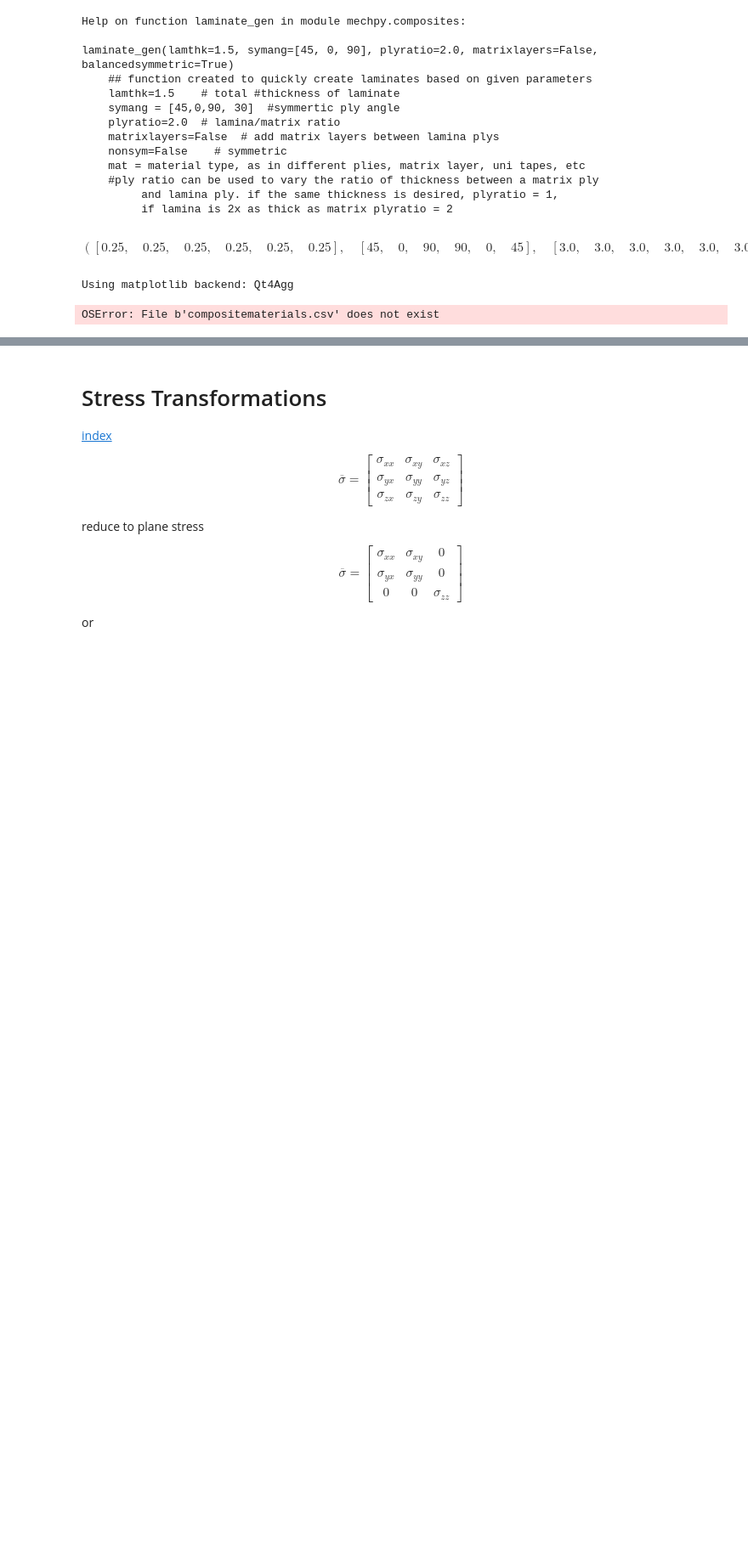
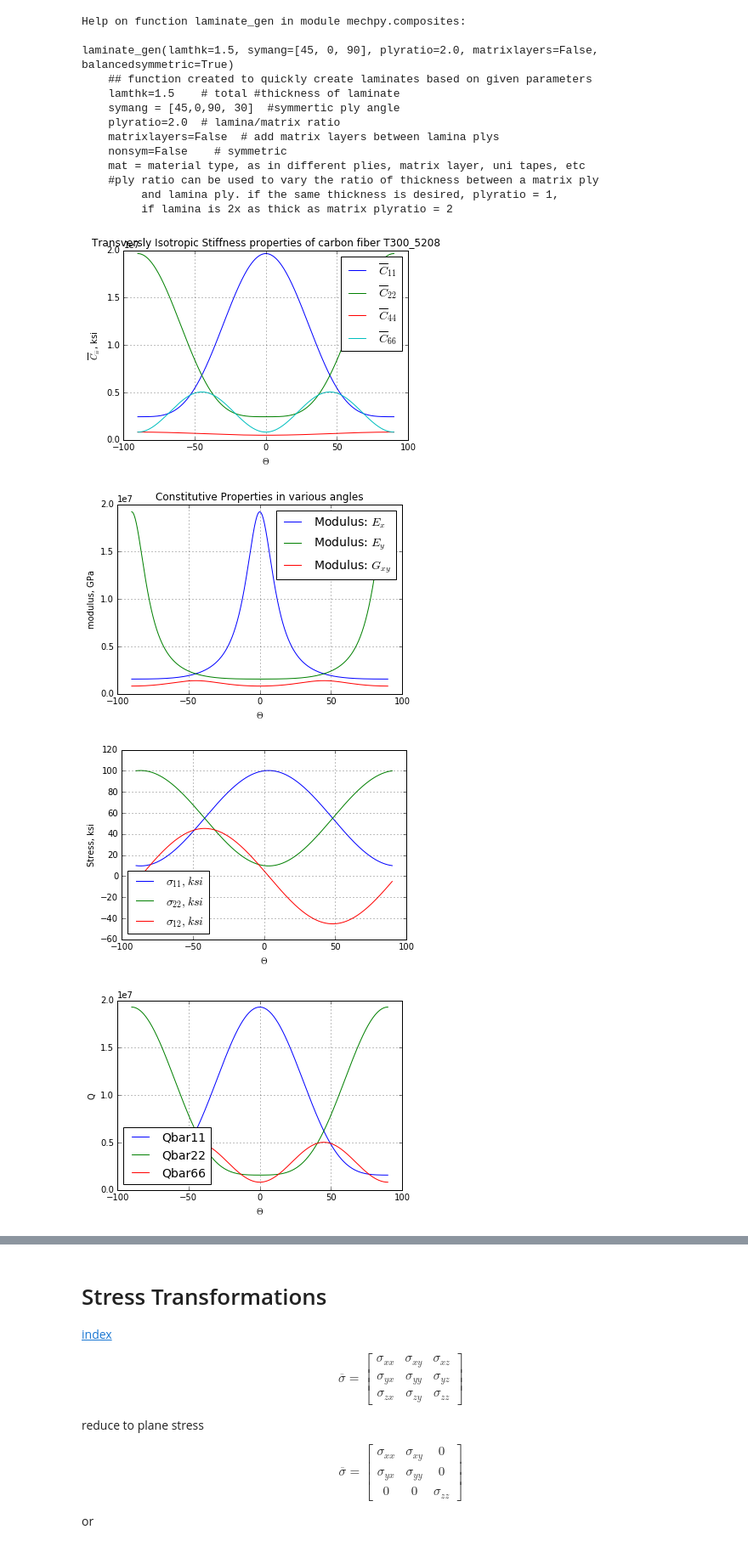
Before and after one commit to nagordon/mechpy, a Jupyter notebook: mechpy.ipynb, the cells around one changed output, grey strips where cells are left out. Shown at 85% size. Drawn from its saved outputs; the diff is of its cells as text; code cells hidden in the pictures; blank space fills up the shorter version.

Commit message:
fixed bugs in composites module, everything seems to be workingfor combined thermal and mechanical loading

```diff
--- a/mechpy.ipynb
+++ b/mechpy.ipynb
@@ -672,12 +671,10 @@ laminate_gen(lamthk=1.5, symang=[45, 0, 90], plyratio=2.0, matrixlayers=False, b
     #ply ratio can be used to vary the ratio of thickness between a matrix ply
          and lamina ply. if the same thickness is desired, plyratio = 1,
          if lamina is 2x as thick as matrix plyratio = 2
-# %%
-laminate_gen()
-# %% [output]
-$$\left ( \left [ 0.25, \quad 0.25, \quad 0.25, \quad 0.25, \quad 0.25, \quad 0.25\right ], \quad \left [ 45, \quad 0, \quad 90, \quad 90, \quad 0, \quad 45\right ], \quad \left [ 3.0, \quad 3.0, \quad 3.0, \quad 3.0, \quad 3.0, \quad 3.0\right ], \quad \left [ 45, \quad 0, \quad 90, \quad 90, \quad 0, \quad 45\right ]\right )$$
-# %%
-laminate1()
-# %% [output]
-Using matplotlib backend: Qt4Agg
-OSError: File b'compositematerials.csv' does not exist
+# %%
+material_plots()
+# %% [output]
+[figure, added]
+[figure, added]
+[figure, added]
+[figure, added]
```
Also changed, not shown: parts of 9 cells of this notebook, 2 other files.
